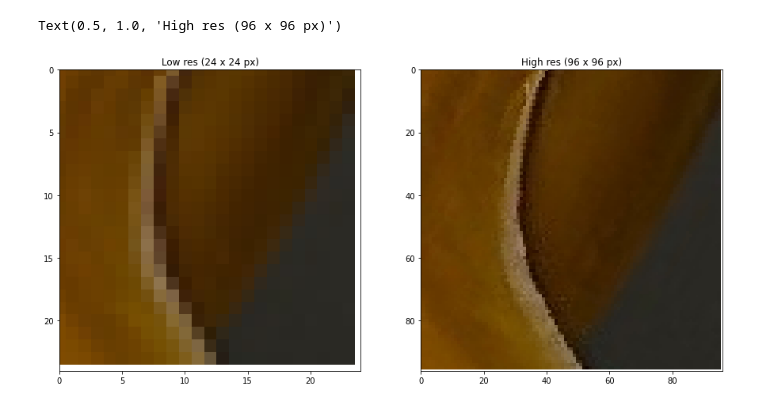
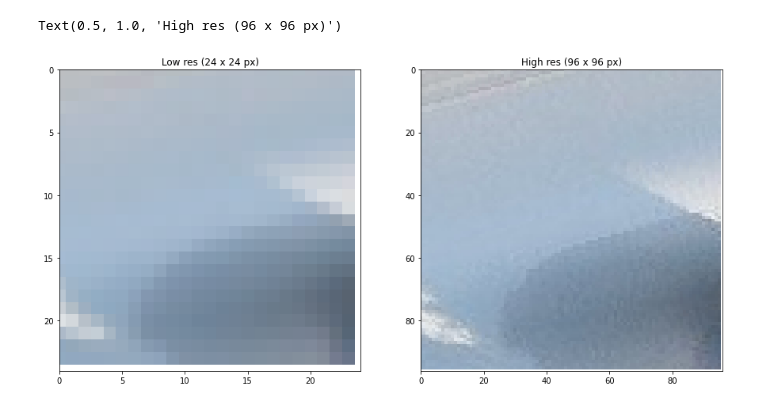
Before and after one commit to hueindahaus/srgan, a Jupyter notebook: main.ipynb, the cells around one changed output. Cells and saved outputs as stored; diff of their text form; code cells hidden in the pictures.

```diff
--- a/main.ipynb
+++ b/main.ipynb
@@ -64,19 +45,19 @@ Sequential(
 # %%
 # The Dataset constructor has a transform attribute, we will cover it below. Just use this for now:
 high_res_size = 96
 low_res_size = 24
 
 example_dataset = DataHandler("./dataset/", high_res_size ,low_res_size);
 fig, axis = plt.subplots(1,2, figsize=(15,15))
-some_random_index = 4
+some_random_index = 3
 high_res_image_tensor, low_res_image_tensor = example_dataset[some_random_index]
 display_image(axis[0], low_res_image_tensor)
 axis[0].set_title('Low res (' + str(low_res_size) + ' x ' + str(low_res_size) + ' px)')
 display_image(axis[1], high_res_image_tensor, reverse_normalization = True)
 axis[1].set_title('High res (' + str(high_res_size) + ' x ' + str(high_res_size) + ' px)')
 # %% [output]
 Text(0.5, 1.0, 'High res (96 x 96 px)')
-[figure, old version]
+[figure, new version]
 # %%
 # Initialize models (with ModelHandler)
 model_handler = ModelHandler()
```
Also changed, not shown: parts of 6 cells of this notebook, 7 other files.
